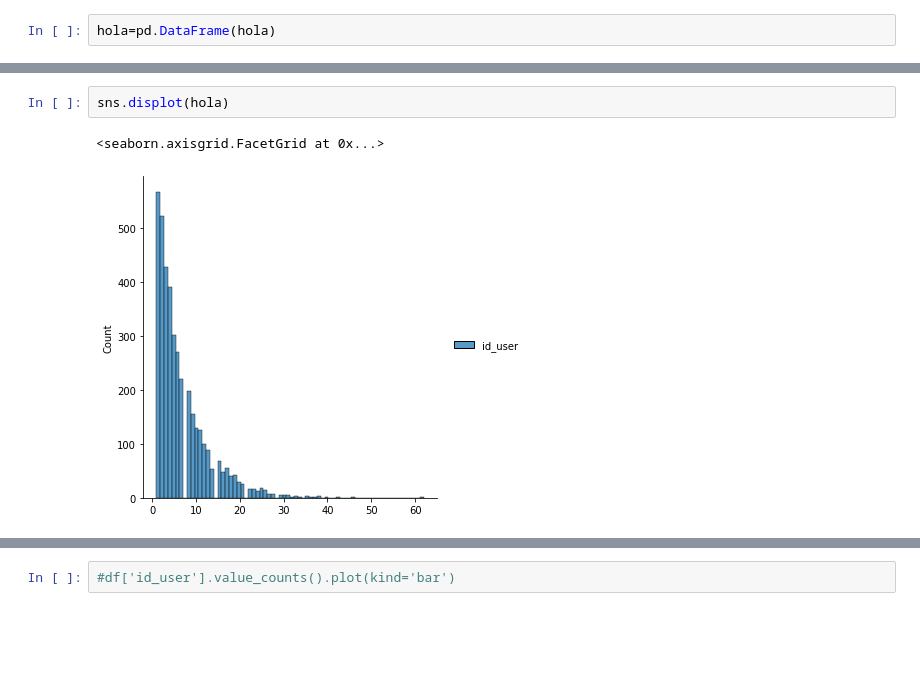
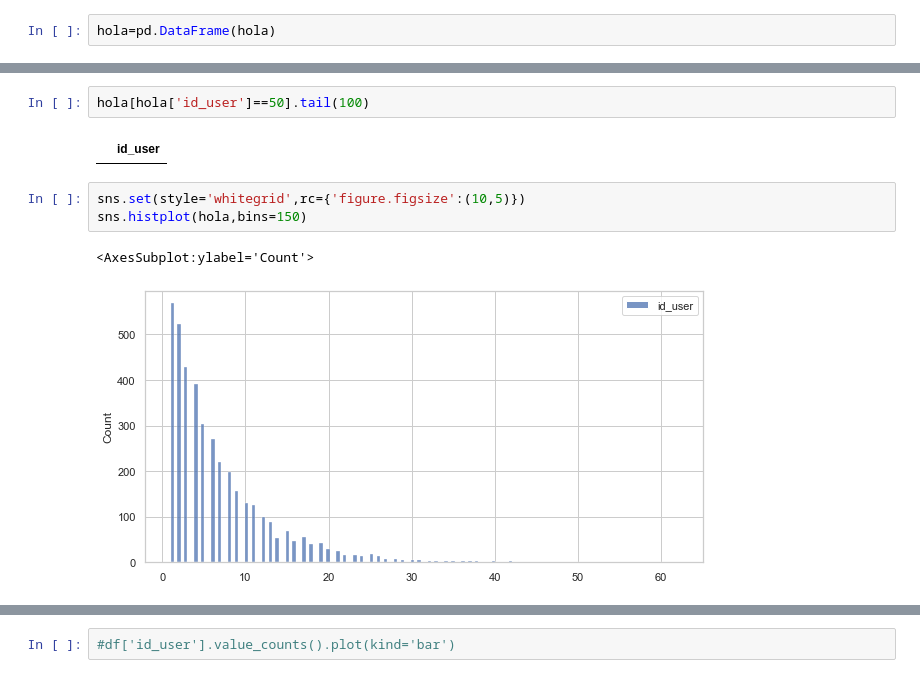
Before and after one commit to ElenaVillano/challenge_rpmx, a Jupyter notebook: notebooks/eda.ipynb, the cells around one changed output, grey strips where cells are left out. Saved outputs shown, nothing was run; the diff lists cells and outputs as text; blank space fills up the shorter version.

```diff
--- a/notebooks/eda.ipynb
+++ b/notebooks/eda.ipynb
@@ -179,6 +157,11 @@ hola
-# %%
-sns.displot(hola)
-# %% [output]
-<seaborn.axisgrid.FacetGrid at 0x...>
-[figure, removed]
+# %%
+hola[hola['id_user']==50].tail(100)
+# %% [output]
+|  | id_user |
+# %%
+sns.set(style='whitegrid',rc={'figure.figsize':(10,5)})
+sns.histplot(hola,bins=150)
+# %% [output]
+<AxesSubplot:ylabel='Count'>
+[figure, added]
 # %%
```
Also changed, not shown: parts of 40 cells of this notebook.
